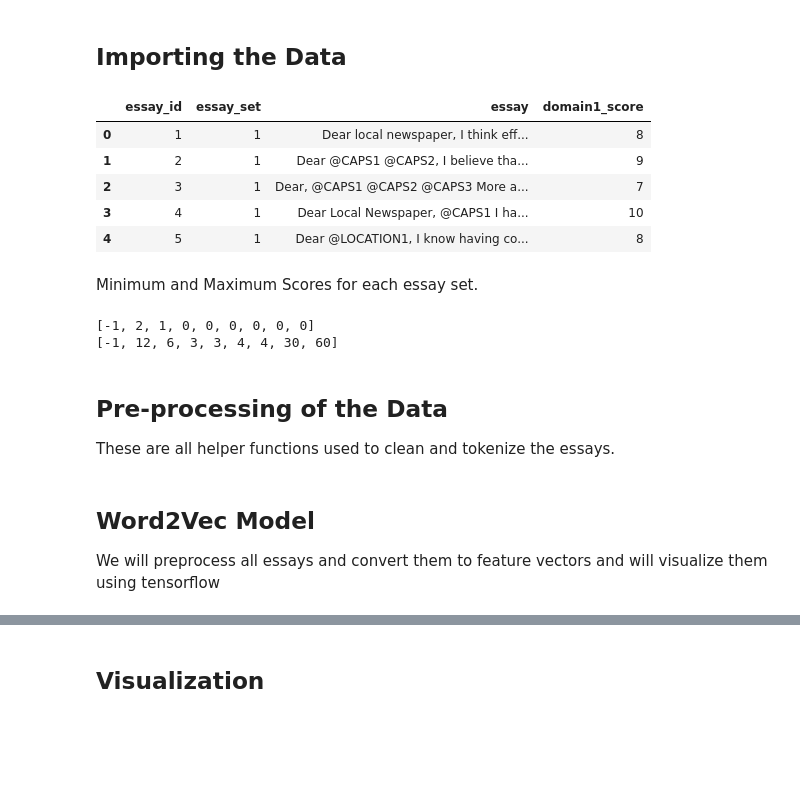
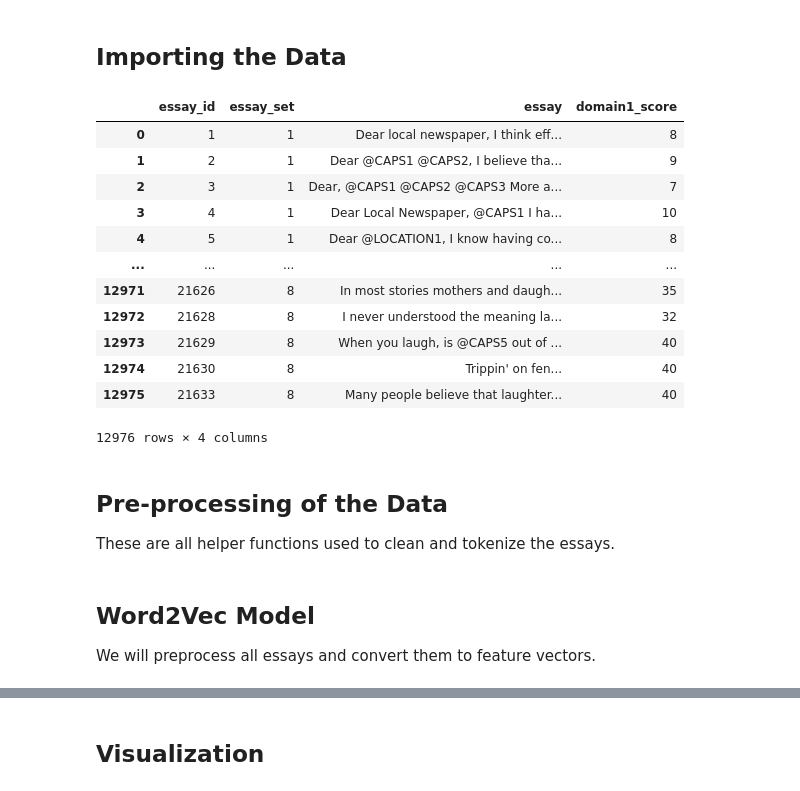
Before and after one commit to axnmol/Automated-Essay-Scoring, a Jupyter notebook: AES_main.ipynb, the cells around one changed output, grey strips where cells are left out. Cells and saved outputs as stored; diff of their text form; code cells hidden in the pictures; blank space fills up the shorter version.

```diff
--- a/AES_main.ipynb
+++ b/AES_main.ipynb
@@ -28,20 +33,19 @@ maximum_scores.insert(0,-1)
 # %%
-X.head()
+X
 # %% [output]
 |  | essay_id | essay_set | essay | domain1_score |
 | 0 | 1 | 1 | Dear local newspaper, I think eff... | 8 |
 | 1 | 2 | 1 | Dear @CAPS1 @CAPS2, I believe tha... | 9 |
 | 2 | 3 | 1 | Dear, @CAPS1 @CAPS2 @CAPS3 More a... | 7 |
 | 3 | 4 | 1 | Dear Local Newspaper, @CAPS1 I ha... | 10 |
 | 4 | 5 | 1 | Dear @LOCATION1, I know having co... | 8 |
+| ... | ... | ... | ... | ... |
+| 12971 | 21626 | 8 | In most stories mothers and daugh... | 35 |
+| 12972 | 21628 | 8 | I never understood the meaning la... | 32 |
+| 12973 | 21629 | 8 | When you laugh, is @CAPS5 out of ... | 40 |
+| 12974 | 21630 | 8 | Trippin' on fen... | 40 |
+| 12975 | 21633 | 8 | Many people believe that laughter... | 40 |
+12976 rows × 4 columns
-# %% [markdown]
-Minimum and Maximum Scores for each essay set.
-# %%
-print(minimum_scores)
-print(maximum_scores)
-# %% [output]
-[-1, 2, 1, 0, 0, 0, 0, 0, 0]
-[-1, 12, 6, 3, 3, 4, 4, 30, 60]
 # %% [markdown]
 ## Pre-processing of the Data
 
@@ -78,7 +82,7 @@ def essay_to_sentences(essay_v, remove_stopwords):
 # %% [markdown]
 ## Word2Vec Model
 
-We will preprocess all essays and convert them to feature vectors and will visualize them using tensorflow
+We will preprocess all essays and convert them to feature vectors.
 # %%
 from gensim.models import Word2Vec # for word2vec
 from gensim.test.utils import get_tmpfile
```
Also changed, not shown: parts of 24 cells of this notebook, 7 other files.
